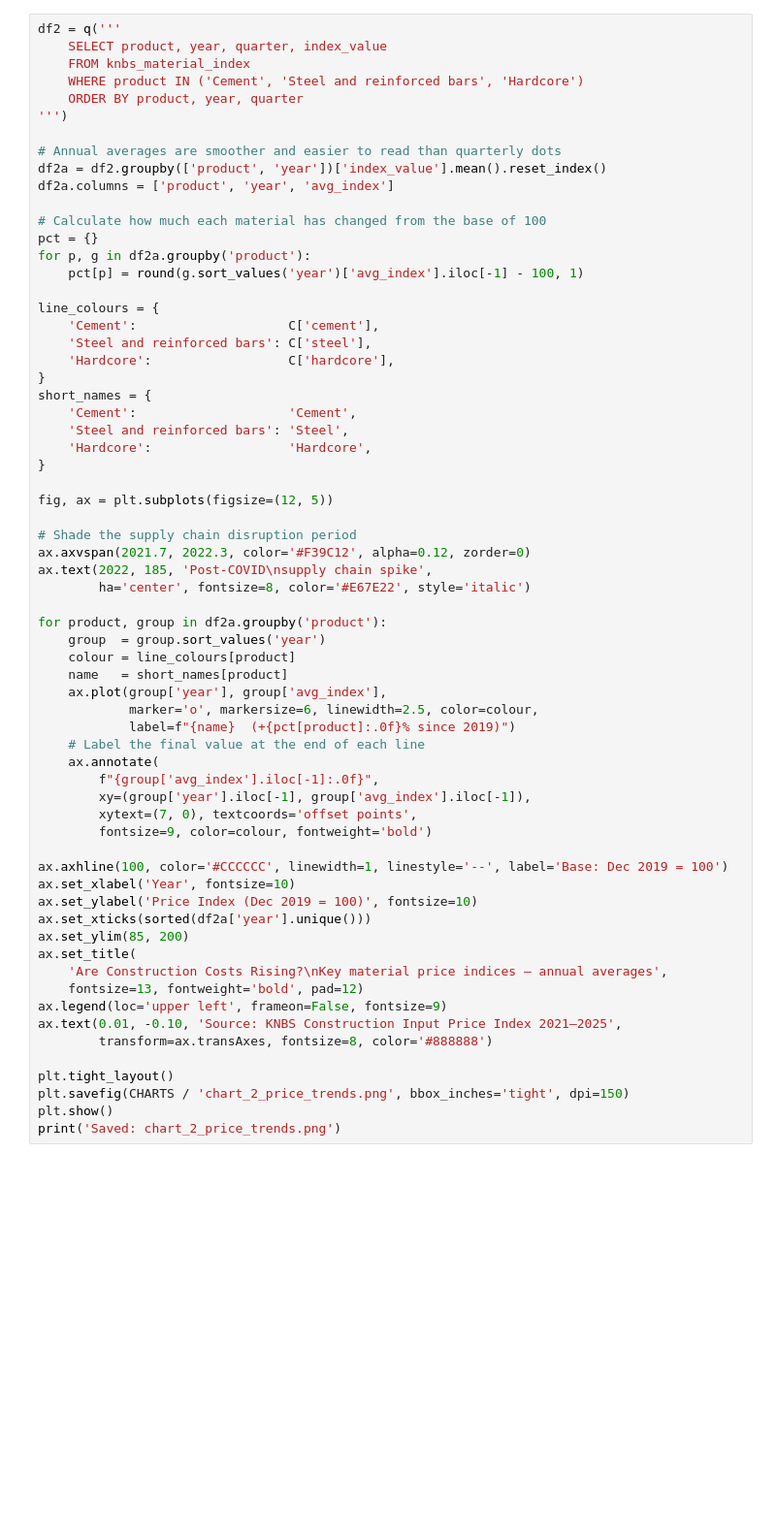
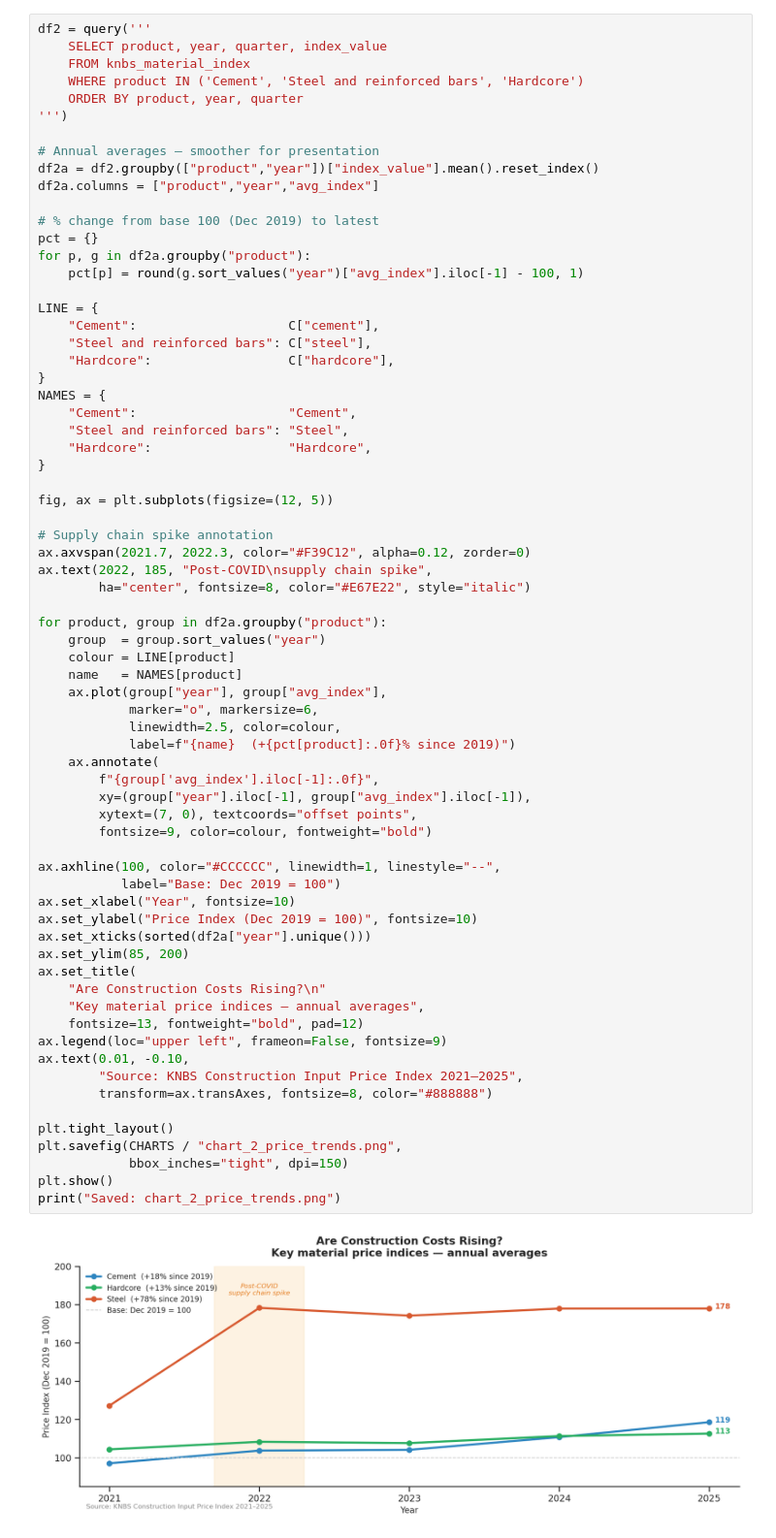
Before and after one commit to kmiringu/njenga-data, a Jupyter notebook: notebooks/03_dashboard.ipynb, the cells around one changed output. Shown at 97% size. Saved outputs shown, nothing was run; the diff lists cells and outputs as text; blank space fills up the shorter version.

```diff
--- a/notebooks/03_dashboard.ipynb
+++ b/notebooks/03_dashboard.ipynb
@@ -162,65 +165,71 @@ Data: KNBS Construction Input Price Index.
 # %%
-df2 = q('''
+df2 = query('''
     SELECT product, year, quarter, index_value
     FROM knbs_material_index
     WHERE product IN ('Cement', 'Steel and reinforced bars', 'Hardcore')
     ORDER BY product, year, quarter
 ''')
 
-# Annual averages are smoother and easier to read than quarterly dots
-df2a = df2.groupby(['product', 'year'])['index_value'].mean().reset_index()
-df2a.columns = ['product', 'year', 'avg_index']
+# Annual averages — smoother for presentation
+df2a = df2.groupby(["product","year"])["index_value"].mean().reset_index()
+df2a.columns = ["product","year","avg_index"]
 
-# Calculate how much each material has changed from the base of 100
+# % change from base 100 (Dec 2019) to latest
 pct = {}
-for p, g in df2a.groupby('product'):
-    pct[p] = round(g.sort_values('year')['avg_index'].iloc[-1] - 100, 1)
+for p, g in df2a.groupby("product"):
+    pct[p] = round(g.sort_values("year")["avg_index"].iloc[-1] - 100, 1)
 
-line_colours = {
-    'Cement':                    C['cement'],
-    'Steel and reinforced bars': C['steel'],
-    'Hardcore':                  C['hardcore'],
+LINE = {
+    "Cement":                    C["cement"],
+    "Steel and reinforced bars": C["steel"],
+    "Hardcore":                  C["hardcore"],
 }
-short_names = {
-    'Cement':                    'Cement',
-    'Steel and reinforced bars': 'Steel',
-    'Hardcore':                  'Hardcore',
+NAMES = {
+    "Cement":                    "Cement",
+    "Steel and reinforced bars": "Steel",
+    "Hardcore":                  "Hardcore",
 }
 
 fig, ax = plt.subplots(figsize=(12, 5))
 
-# Shade the supply chain disruption period
-ax.axvspan(2021.7, 2022.3, color='#F39C12', alpha=0.12, zorder=0)
-ax.text(2022, 185, 'Post-COVID\nsupply chain spike',
-        ha='center', fontsize=8, color='#E67E22', style='italic')
+# Supply chain spike annotation
+ax.axvspan(2021.7, 2022.3, color="#F39C12", alpha=0.12, zorder=0)
+ax.text(2022, 185, "Post-COVID\nsupply chain spike",
+        ha="center", fontsize=8, color="#E67E22", style="italic")
 
-for product, group in df2a.groupby('product'):
-    group  = group.sort_values('year')
-    colour = line_colours[product]
-    name   = short_names[product]
-    ax.plot(group['year'], group['avg_index'],
-            marker='o', markersize=6, linewidth=2.5, color=colour,
+for product, group in df2a.groupby("product"):
+    group  = group.sort_values("year")
+    colour = LINE[product]
+    name   = NAMES[product]
+    ax.plot(group["year"], group["avg_index"],
+            marker="o", markersize=6,
+            linewidth=2.5, color=colour,
             label=f"{name}  (+{pct[product]:.0f}% since 2019)")
-    # Label the final value at the end of each line
     ax.annotate(
         f"{group['avg_index'].iloc[-1]:.0f}",
-        xy=(group['year'].iloc[-1], group['avg_index'].iloc[-1]),
-        xytext=(7, 0), textcoords='offset points',
-        fontsize=9, color=colour, fontweight='bold')
+        xy=(group["year"].iloc[-1], group["avg_index"].iloc[-1]),
+        xytext=(7, 0), textcoords="offset points",
+        fontsize=9, color=colour, fontweight="bold")
 
-ax.axhline(100, color='#CCCCCC', linewidth=1, linestyle='--', label='Base: Dec 2019 = 100')
-ax.set_xlabel('Year', fontsize=10)
-ax.set_ylabel('Price Index (Dec 2019 = 100)', fontsize=10)
-ax.set_xticks(sorted(df2a['year'].unique()))
+ax.axhline(100, color="#CCCCCC", linewidth=1, linestyle="--",
+           label="Base: Dec 2019 = 100")
+ax.set_xlabel("Year", fontsize=10)
+ax.set_ylabel("Price Index (Dec 2019 = 100)", fontsize=10)
+ax.set_xticks(sorted(df2a["year"].unique()))
 ax.set_ylim(85, 200)
 ax.set_title(
-    'Are Construction Costs Rising?\nKey material price indices — annual averages',
-    fontsize=13, fontweight='bold', pad=12)
-ax.legend(loc='upper left', frameon=False, fontsize=9)
-ax.text(0.01, -0.10, 'Source: KNBS Construction Input Price Index 2021–2025',
-        transform=ax.transAxes, fontsize=8, color='#888888')
+    "Are Construction Costs Rising?\n"
+    "Key material price indices — annual averages",
+    fontsize=13, fontweight="bold", pad=12)
+ax.legend(loc="upper left", frameon=False, fontsize=9)
+ax.text(0.01, -0.10,
+        "Source: KNBS Construction Input Price Index 2021–2025",
+        transform=ax.transAxes, fontsize=8, color="#888888")
 
 plt.tight_layout()
-plt.savefig(CHARTS / 'chart_2_price_trends.png', bbox_inches='tight', dpi=150)
+plt.savefig(CHARTS / "chart_2_price_trends.png",
+            bbox_inches="tight", dpi=150)
 plt.show()
-print('Saved: chart_2_price_trends.png')
+print("Saved: chart_2_price_trends.png")
+# %% [output]
+[figure, added]
```
Also changed, not shown: parts of 20 cells of this notebook, 3 other files.
